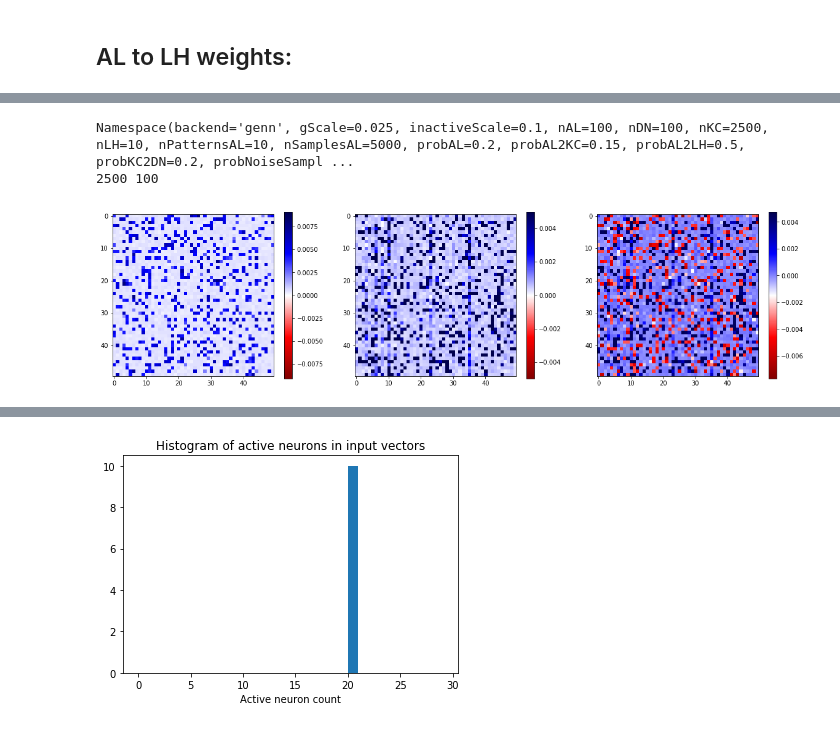
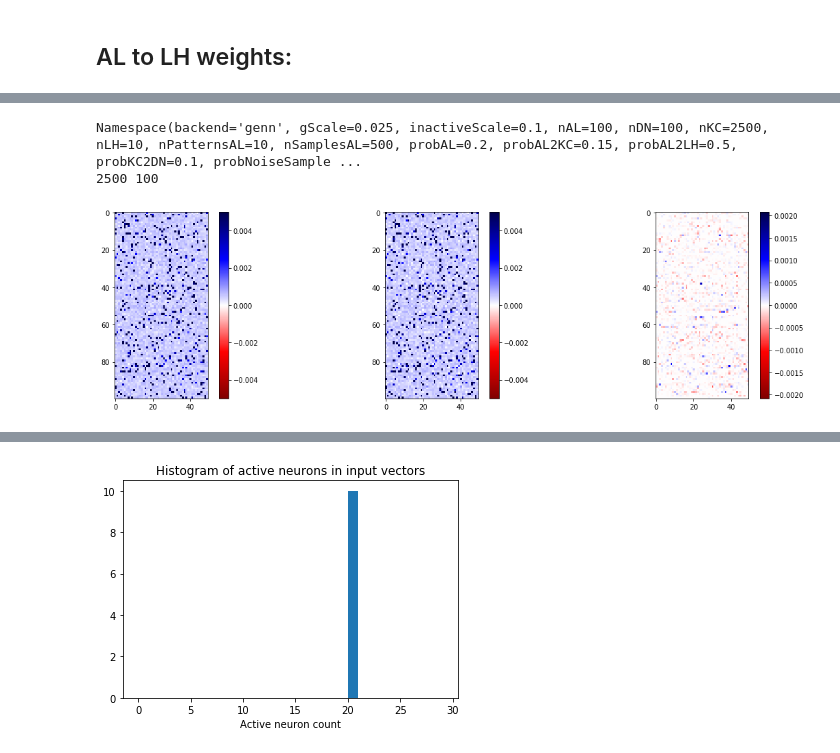
Before and after one commit to chanokin/brainscales-recognition, a Jupyter notebook: codebase/mushroom_body/analyze_mbody_results.ipynb, the cells around one changed output, grey strips where cells are left out. Drawn from its saved outputs; the diff is of its cells as text; code cells hidden in the pictures.

```diff
--- a/codebase/mushroom_body/analyze_mbody_results.ipynb
+++ b/codebase/mushroom_body/analyze_mbody_results.ipynb
@@ -288,36 +323,36 @@ plt.show()
 # %%
 args = data['args'].item()
 print(args)
 print(args.nKC, args.nDN)
 cmap = 'seismic_r'
 # cmap = None
 # cmap = 'Greys_r'
 plt.figure(figsize=(20, 5))
 ax = plt.subplot(1, 3, 1)
-im = plt.imshow(start_w.reshape((args.nKC, args.nDN)).transpose()[:50, -100:-50],
+im = plt.imshow(start_w.reshape((args.nKC, args.nDN)).transpose()[:, -100:-50],
                 cmap=cmap, vmin=-max_start_w, vmax=max_start_w)
 plt.colorbar(im, ax=ax)
 
 ax = plt.subplot(1, 3, 2)
-im = plt.imshow(end_w.reshape((args.nKC, args.nDN)).transpose()[:50, -100:-50],
+im = plt.imshow(end_w.reshape((args.nKC, args.nDN)).transpose()[:, -100:-50],
                 cmap=cmap, vmin=-max_w, vmax=max_w)
 plt.colorbar(im, ax=ax)
 
 
 ax = plt.subplot(1, 3, 3)
 # diff = np.around(end_w - start_w, decimals=5)
 diff = end_w - start_w
 # diff[np.abs(diff) <= 0.0001] = 0.0
 max_diff = np.abs(diff).max()
-im = plt.imshow((diff).reshape((args.nKC, args.nDN)).transpose()[:50, -100:-50],
-                cmap=cmap)#, vmin=-max_diff, vmax=max_diff)
+im = plt.imshow((diff).reshape((args.nKC, args.nDN)).transpose()[:, -100:-50],
+                cmap=cmap, vmin=-max_diff, vmax=max_diff)
 plt.colorbar(im, ax=ax)
 plt.savefig("weight_change.pdf")
 plt.show()
 # %% [output]
-Namespace(backend='genn', gScale=0.025, inactiveScale=0.1, nAL=100, nDN=100, nKC=2500, nLH=10, nPatternsAL=10, nSamplesAL=5000, probAL=0.2, probAL2KC=0.15, probAL2LH=0.5, probKC2DN=0.2, probNoiseSampl ...
+Namespace(backend='genn', gScale=0.025, inactiveScale=0.1, nAL=100, nDN=100, nKC=2500, nLH=10, nPatternsAL=10, nSamplesAL=500, probAL=0.2, probAL2KC=0.15, probAL2LH=0.5, probKC2DN=0.1, probNoiseSample ...
 2500 100
-[figure, old version]
+[figure, new version]
 # %%
 args = data['args'].item()
 print(args)
```
Also changed, not shown: parts of 19 cells of this notebook, 42 other files.
